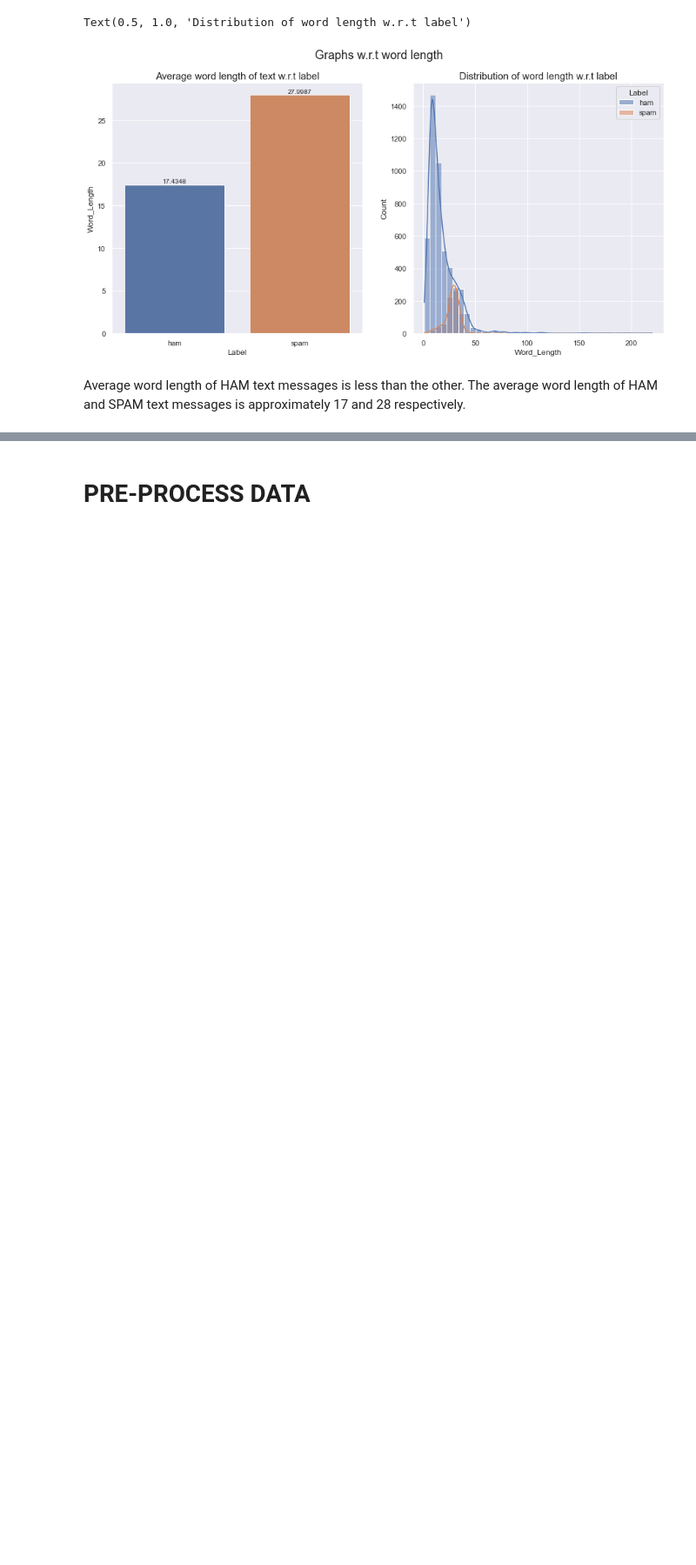
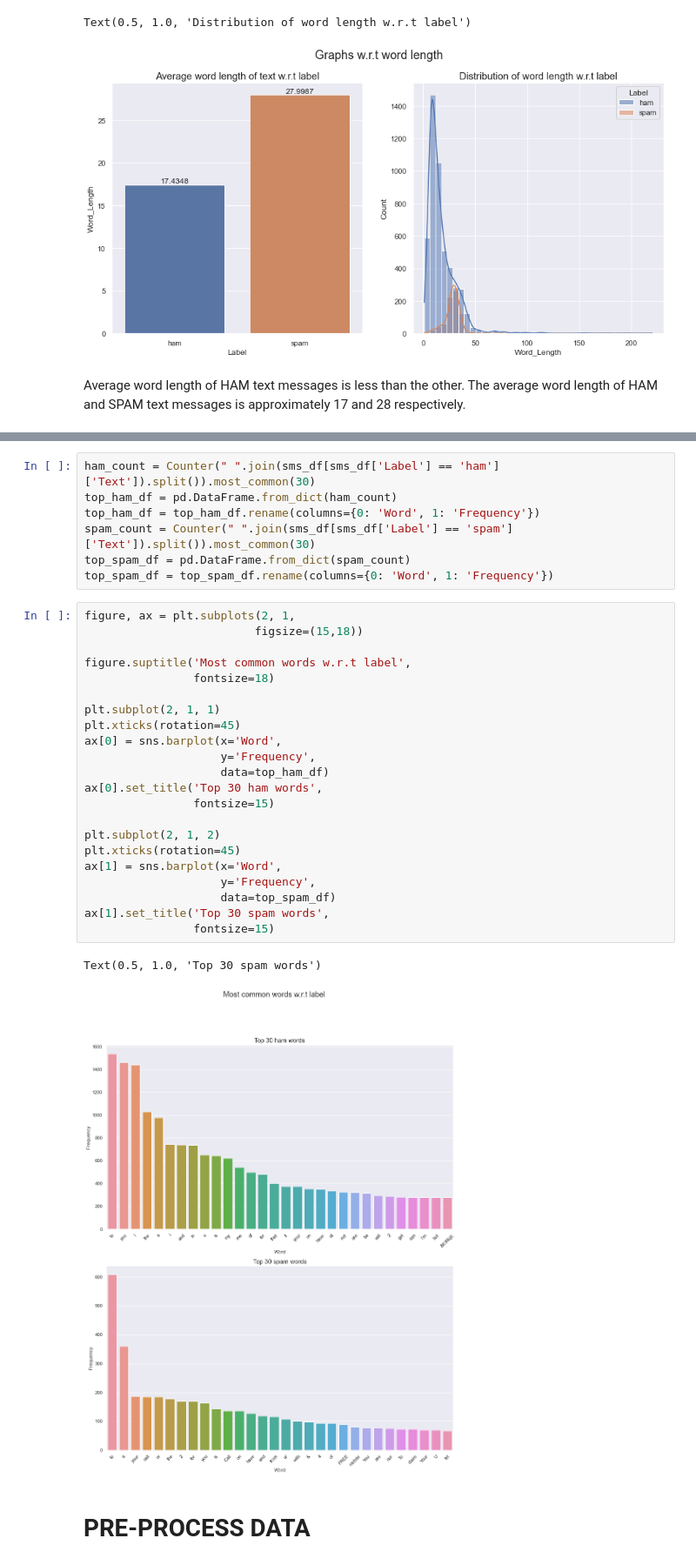
Before and after one commit to Ashish-Sasna/HAM-SPAM-Classifier, a Jupyter notebook: Scripts/SMS_Classifier.ipynb, the cells around one changed output, grey strips where cells are left out. Shown: that part at 87% size. Saved outputs shown, nothing was run; the diff lists cells and outputs as text; blank space fills up the shorter version.

```diff
--- a/Scripts/SMS_Classifier.ipynb
+++ b/Scripts/SMS_Classifier.ipynb
@@ -175,2 +187,34 @@ Average word length of HAM text messages is less than the other. The average wor
+# %%
+ham_count = Counter(" ".join(sms_df[sms_df['Label'] == 'ham']['Text']).split()).most_common(30)
+top_ham_df = pd.DataFrame.from_dict(ham_count)
+top_ham_df = top_ham_df.rename(columns={0: 'Word', 1: 'Frequency'})
+spam_count = Counter(" ".join(sms_df[sms_df['Label'] == 'spam']['Text']).split()).most_common(30)
+top_spam_df = pd.DataFrame.from_dict(spam_count)
+top_spam_df = top_spam_df.rename(columns={0: 'Word', 1: 'Frequency'})
+# %%
+figure, ax = plt.subplots(2, 1,
+                         figsize=(15,18))
+
+figure.suptitle('Most common words w.r.t label',
+                fontsize=18)
+
+plt.subplot(2, 1, 1)
+plt.xticks(rotation=45)
+ax[0] = sns.barplot(x='Word',
+                    y='Frequency',
+                    data=top_ham_df)
+ax[0].set_title('Top 30 ham words',
+                fontsize=15)
+
+plt.subplot(2, 1, 2)
+plt.xticks(rotation=45)
+ax[1] = sns.barplot(x='Word',
+                    y='Frequency',
+                    data=top_spam_df)
+ax[1].set_title('Top 30 spam words',
+                fontsize=15)
+# %% [output]
+Text(0.5, 1.0, 'Top 30 spam words')
+[figure, added]
 # %% [markdown]
 # PRE-PROCESS DATA
```
Also changed, not shown: parts of 10 cells of this notebook, 1 other file.
